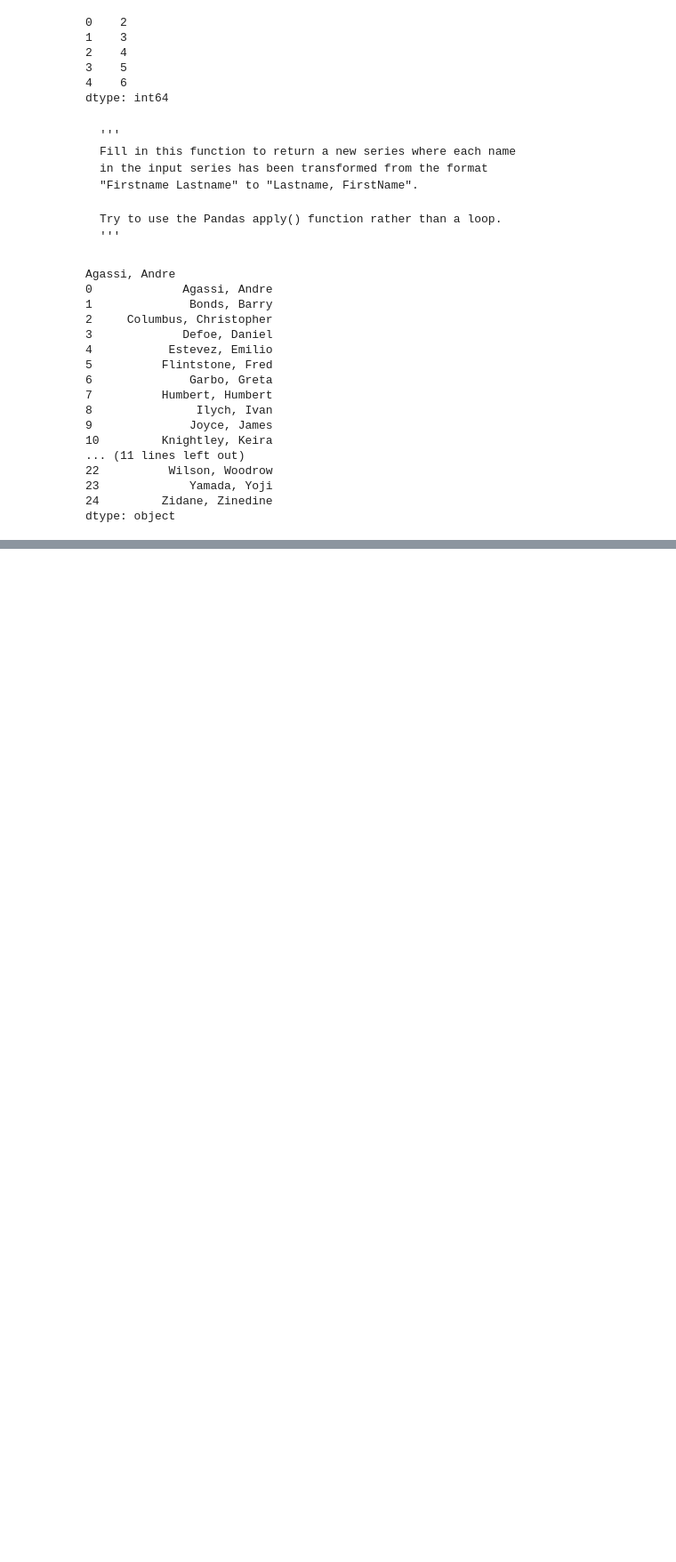
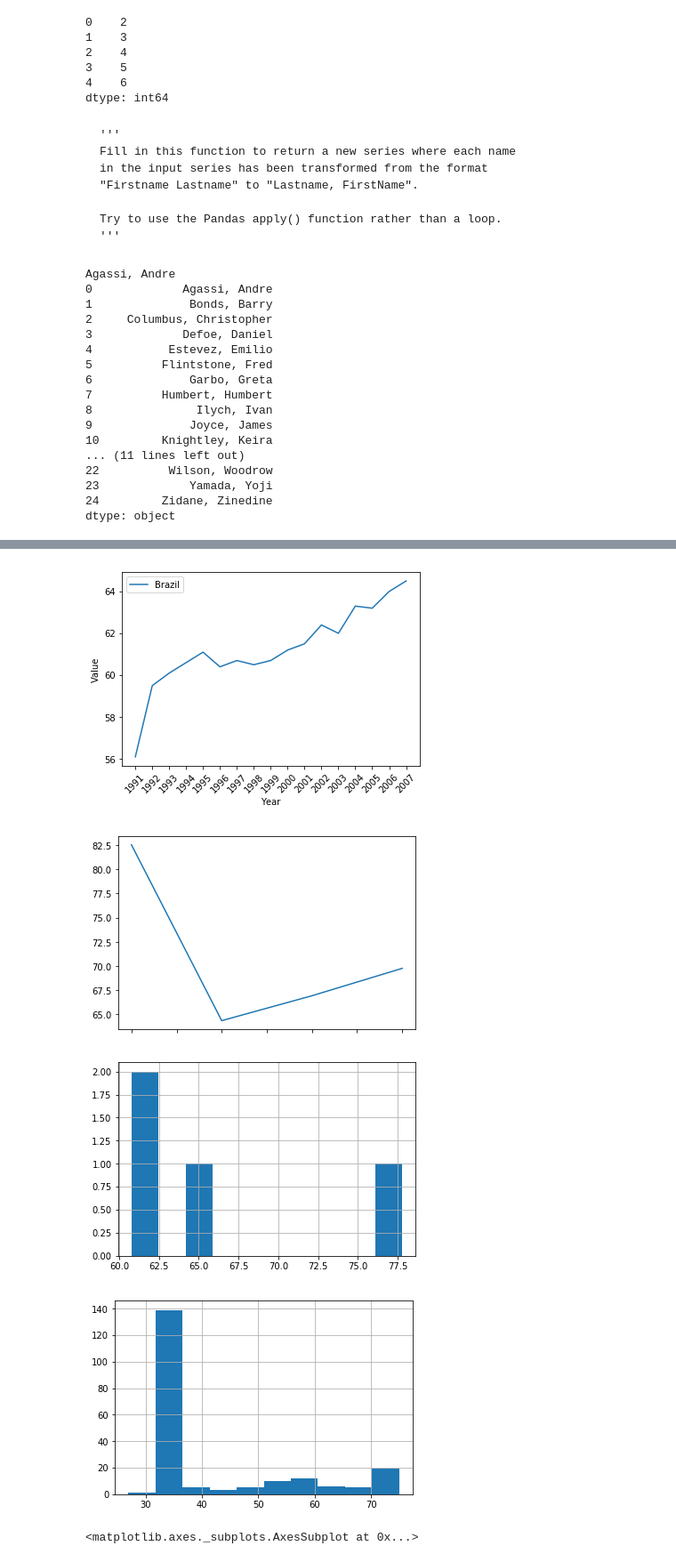
Before and after one commit to elgsantos/analise-de-dados-com-python, a Jupyter notebook: dados_unidimensionais_pandas.ipynb, the cells around one changed output, grey strips where cells are left out. Shown at 89% size. Cells and saved outputs as stored; diff of their text form; code cells hidden in the pictures; blank space fills up the shorter version.

Commit message:
gráficos no pandas

```diff
--- a/dados_unidimensionais_pandas.ipynb
+++ b/dados_unidimensionais_pandas.ipynb
@@ -326,3 +326,30 @@ Agassi, Andre
 23             Yamada, Yoji
 24         Zidane, Zinedine
 dtype: object
+# %%
+#import seaborn as sns
+
+path = './material_unidimensionais/'
+employment = pd.read_csv(path + 'employment_above_15.csv', index_col='Country')
+female_completion = pd.read_csv(path + 'female_completion_rate.csv', index_col='Country')
+male_completion = pd.read_csv(path + 'male_completion_rate.csv', index_col='Country')
+life_expectancy = pd.read_csv(path + 'life_expectancy.csv', index_col='Country')
+gdp = pd.read_csv(path + 'gdp_per_capita.csv', index_col='Country')
+
+# The following code creates a Pandas Series for each variable for the United States.
+# You can change the string 'United States' to a country of your choice.
+
+employment_us = employment.loc['United States']
+female_completion_us = female_completion.loc['United States']
+male_completion_us = male_completion.loc['United States']
+life_expectancy_us = life_expectancy.loc['United States']
+gdp_us = gdp.loc['United States']
+
+employment_br = employment.loc['Brazil']
+female_completion_br = female_completion.loc['Brazil']
+male_completion_br = male_completion.loc['Brazil']
+life_expectancy_br = life_expectancy.loc['Brazil']
+gdp_br = gdp.loc['Brazil']
+
+#country names:
+#print employment.index.values
@@ -328,0 +360,18 @@ dtype: object
+# %%
+ax = employment_br.plot(legend=True)
+ax.set(xlabel='Year', ylabel='Value')
+plt.xticks(np.arange(len(employment_br.index)), employment_br.index, rotation=45)
+plt.show()
+female_completion_br.plot()
+plt.show()
+male_completion_br.hist()
+plt.show()
+life_expectancy_br.hist()
+plt.show()
+gdp_br.hist()
+# %% [output]
+[figure, added]
+[figure, added]
+[figure, added]
+[figure, added]
+<matplotlib.axes._subplots.AxesSubplot at 0x...>
```
Also changed, not shown: parts of 3 cells of this notebook.
